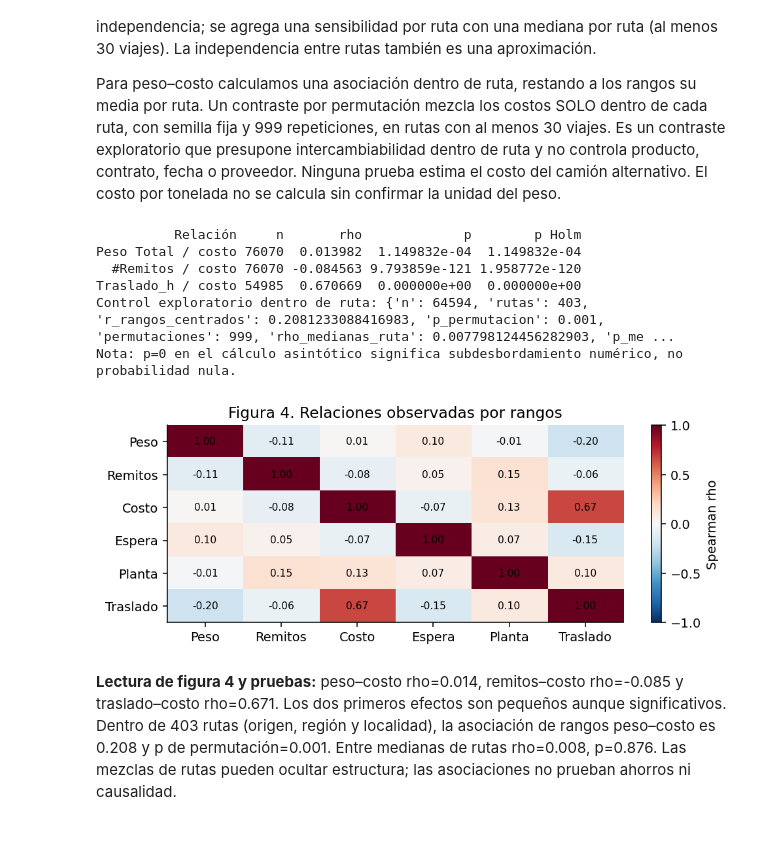
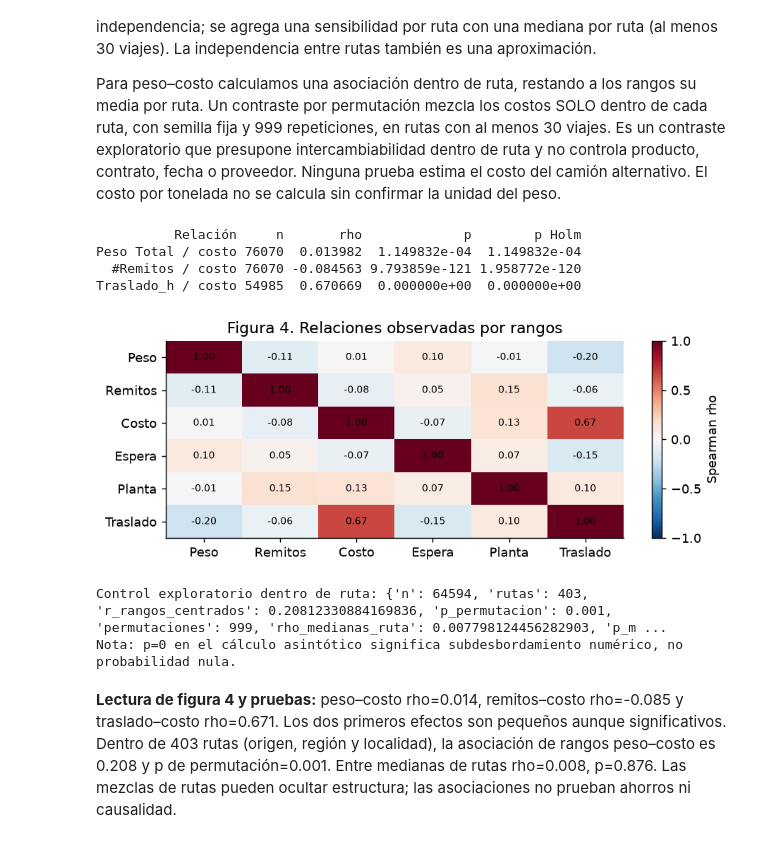
Before and after one commit to An-cell-byte/notebook_entrega1, a Jupyter notebook: Componente_2_Ternium.ipynb, the cells around one changed output. Cells and saved outputs as stored; diff of their text form; code cells hidden in the pictures.

```diff
--- a/Componente_2_Ternium.ipynb
+++ b/Componente_2_Ternium.ipynb
@@ -306,37 +320,37 @@ for i in range(6):
 ax.set_title('Figura 4. Relaciones observadas por rangos')
 fig.colorbar(im,ax=ax,label='Spearman rho')
 figura(fig,'figura_4_correlaciones.png')
 frecuencias=b.Ruta.value_counts()
 z=b[b.Ruta.isin(frecuencias[frecuencias>=30].index)].copy()
-rx=z['Peso Total'].rank().to_numpy();ry=z['Monto total'].rank().to_numpy()
+rx=z['Peso Total'].rank().to_numpy(copy=True);ry=z['Monto total'].rank().to_numpy(copy=True)
 grupos=[a for a in z.groupby('Ruta',sort=True).indices.values()]
 for idx in grupos:
     rx[idx]-=rx[idx].mean();ry[idx]-=ry[idx].mean()
 den=np.linalg.norm(rx)*np.linalg.norm(ry)
 r_dentro=float(np.dot(rx,ry)/den)
 conteo=0
 # La prueba conserva la ruta; no compara una ruta larga con otra corta.
 for _ in range(999):
     yp=ry.copy()
     for idx in grupos:yp[idx]=rng.permutation(ry[idx])
     conteo+=abs(float(np.dot(rx,yp)/den))>=abs(r_dentro)
 p_perm=(conteo+1)/1000
 med=z.groupby('Ruta')[['Peso Total','Monto total']].median()
 rho_med,p_med=stats.spearmanr(med['Peso Total'],med['Monto total'])
 resumen['relaciones']=pruebas.to_dict('records')
 resumen['dentro_ruta']={'n':len(z),'rutas':len(grupos),'r_rangos_centrados':r_dentro,
                       'p_permutacion':p_perm,'permutaciones':999,
                       'rho_medianas_ruta':float(rho_med),'p_medianas_ruta':float(p_med)}
 print('Control exploratorio dentro de ruta:',resumen['dentro_ruta'])
 print('Nota: p=0 en el cálculo asintótico significa subdesbordamiento numérico, no probabilidad nula.')
 # %% [output]
           Relación     n       rho             p        p Holm
 Peso Total / costo 76070  0.013982  1.149832e-04  1.149832e-04
   #Remitos / costo 76070 -0.084563 9.793859e-121 1.958772e-120
 Traslado_h / costo 54985  0.670669  0.000000e+00  0.000000e+00
-Control exploratorio dentro de ruta: {'n': 64594, 'rutas': 403, 'r_rangos_centrados': 0.2081233088416983, 'p_permutacion': 0.001, 'permutaciones': 999, 'rho_medianas_ruta': 0.007798124456282903, 'p_me ...
-Nota: p=0 en el cálculo asintótico significa subdesbordamiento numérico, no probabilidad nula.
-[figure, old version]
+[figure, new version]
+Control exploratorio dentro de ruta: {'n': 64594, 'rutas': 403, 'r_rangos_centrados': 0.20812330884169836, 'p_permutacion': 0.001, 'permutaciones': 999, 'rho_medianas_ruta': 0.007798124456282903, 'p_m ...
+Nota: p=0 en el cálculo asintótico significa subdesbordamiento numérico, no probabilidad nula.
 # %% [markdown]
 **Lectura de figura 4 y pruebas:** peso–costo rho=0.014, remitos–costo rho=-0.085 y traslado–costo rho=0.671. Los dos primeros efectos son pequeños aunque significativos. Dentro de 403 rutas (origen, región y localidad), la asociación de rangos peso–costo es 0.208 y p de permutación=0.001. Entre medianas de rutas rho=0.008, p=0.876. Las mezclas de rutas pueden ocultar estructura; las asociaciones no prueban ahorros ni causalidad.
 # %% [markdown]
```
Also changed, not shown: parts of 11 cells of this notebook, 31 other files.
